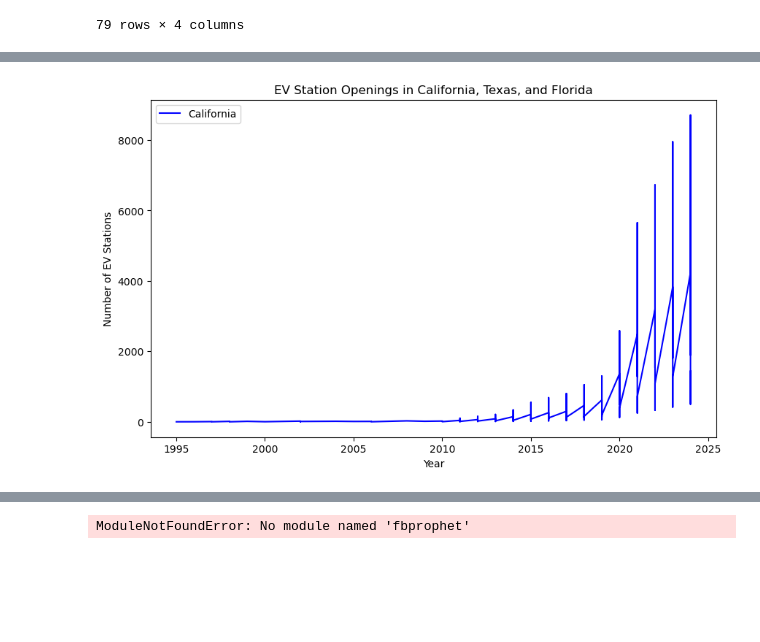
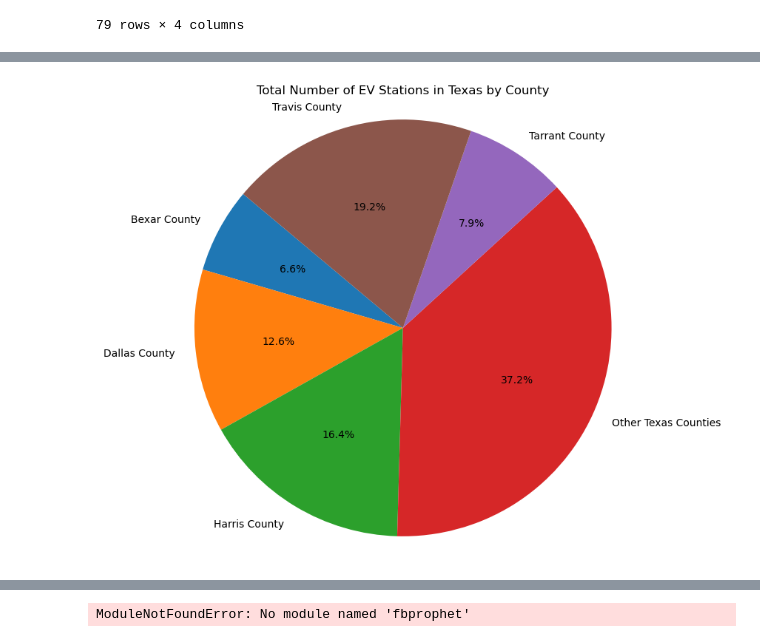
Before and after one commit to rune-encoder/Project-1, a Jupyter notebook: notebooks/individual_work/alex_exploration/Texas merging counties.ipynb, the cells around one changed output, grey strips where cells are left out. Drawn from its saved outputs; the diff is of its cells as text; code cells hidden in the pictures; blank space fills up the shorter version.

```diff
--- a/notebooks/individual_work/alex_exploration/Texas merging counties.ipynb
+++ b/notebooks/individual_work/alex_exploration/Texas merging counties.ipynb
@@ -82,29 +81,0 @@ plt.show()
-# %%
-import pandas as pd
-import matplotlib.pyplot as plt
-
-# Load the data from the .csv files
-df_tx_topfive = pd.read_csv(Path("../../../data/processed_data/tx_cleaned_ev_stations_data_topfive.csv"))
-df_fl_topfive = pd.read_csv(Path("../../../data/processed_data/fl_cleaned_ev_stations_data_topfive.csv"))
-df_ca_topfive = pd.read_csv(Path("../../../data/processed_data/ca_cleaned_ev_stations_topfive_data.csv"))
-
-# Create a new figure
-plt.figure(figsize=(10, 6))
-
-# Plot the data for California
-plt.plot(df_ca_topfive['year'], df_ca_topfive['cumulative_ev_stations'], label='California', color='blue')
-
-# Plot the data for Texas
-plt.plot(df_tx_topfive['year'], df_tx_topfive['cumulative_ev_stations'], label='Texas', color='green')
-
-# Plot the data for Florida
-plt.plot(df_fl_topfive['year'], df_fl_topfive['cumulative_ev_stations'], label='Florida', color='orange')
-
-# Set the labels and title
-plt.xlabel('Year')
-plt.ylabel('Number of EV Stations')
-plt.title('EV Station Openings in California, Texas, and Florida')
-plt.legend()
-
-# Show the plot
-plt.show()
@@ -113,23 +82,13 @@ plt.show()
-# %%
-import pandas as pd
-import matplotlib.pyplot as plt
-
-# Load the data from the .csv files
-df_ca_topfive = pd.read_csv(Path("../../../data/processed_data/ca_cleaned_ev_stations_topfive_data.csv"))
-
-# Create a new figure
-plt.figure(figsize=(10, 6))
-
-# Plot the data for California
-plt.plot(df_ca_topfive['year'], df_ca_topfive['cumulative_ev_stations'], label='California', color='blue')
-
-# Set the labels and title
-plt.xlabel('Year')
-plt.ylabel('Number of EV Stations')
-plt.title('EV Station Openings in California, Texas, and Florida')
-plt.legend()
-
-# Show the plot
-plt.show()
-# %% [output]
-[figure, removed]
+# %%
+# Create a pie chart for the total number of EV stations by county
+county_totals = df_tx_topfive.groupby('county')['cumulative_ev_stations'].max()
+
+plt.figure(figsize=(8, 8))
+plt.pie(county_totals, labels=county_totals.index, autopct='%1.1f%%', startangle=140)
+plt.title('Total Number of EV Stations in Texas by County')
+plt.axis('equal')  # Equal aspect ratio ensures that pie is drawn as a circle
+
+# Show the pie chart
+plt.show()
+# %% [output]
+[figure, added]
```
Also changed, not shown: parts of 8 cells of this notebook, 6 other files.
